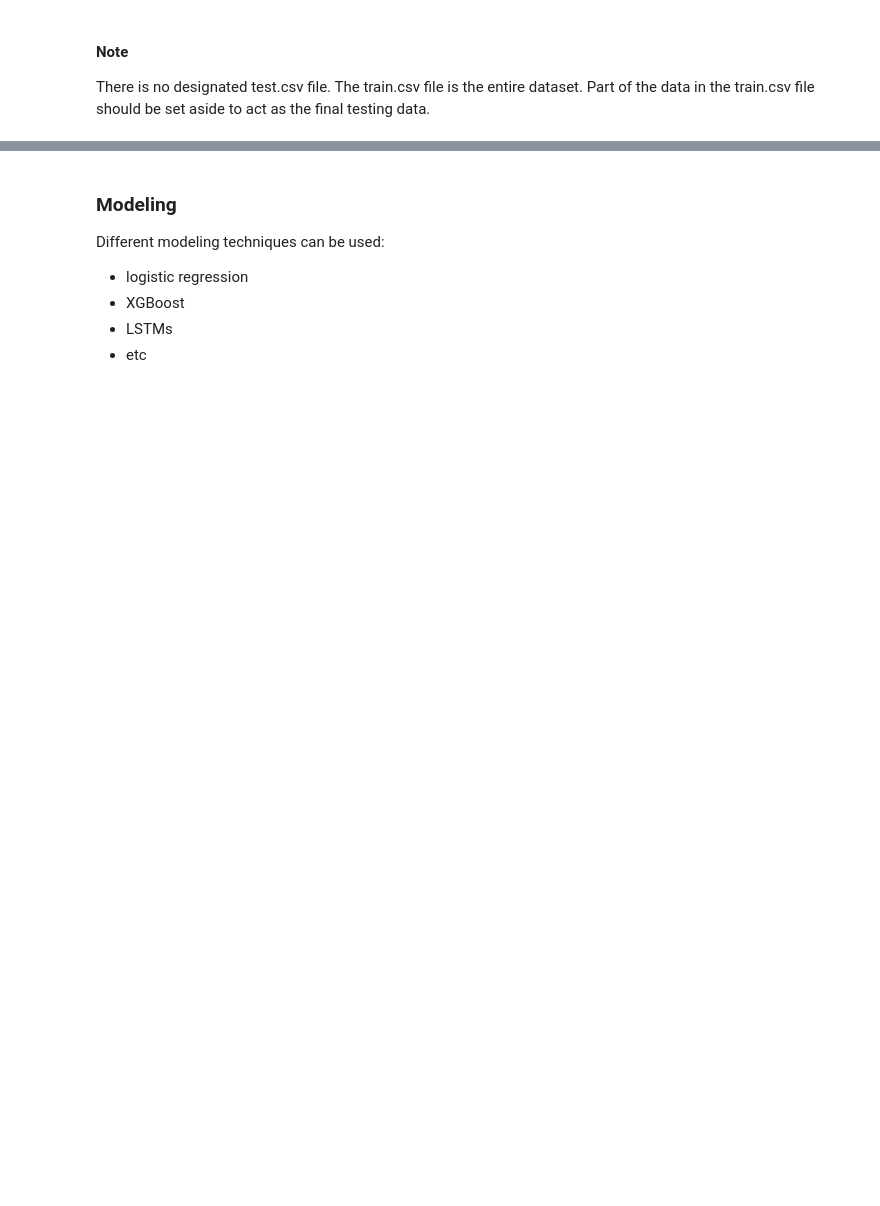
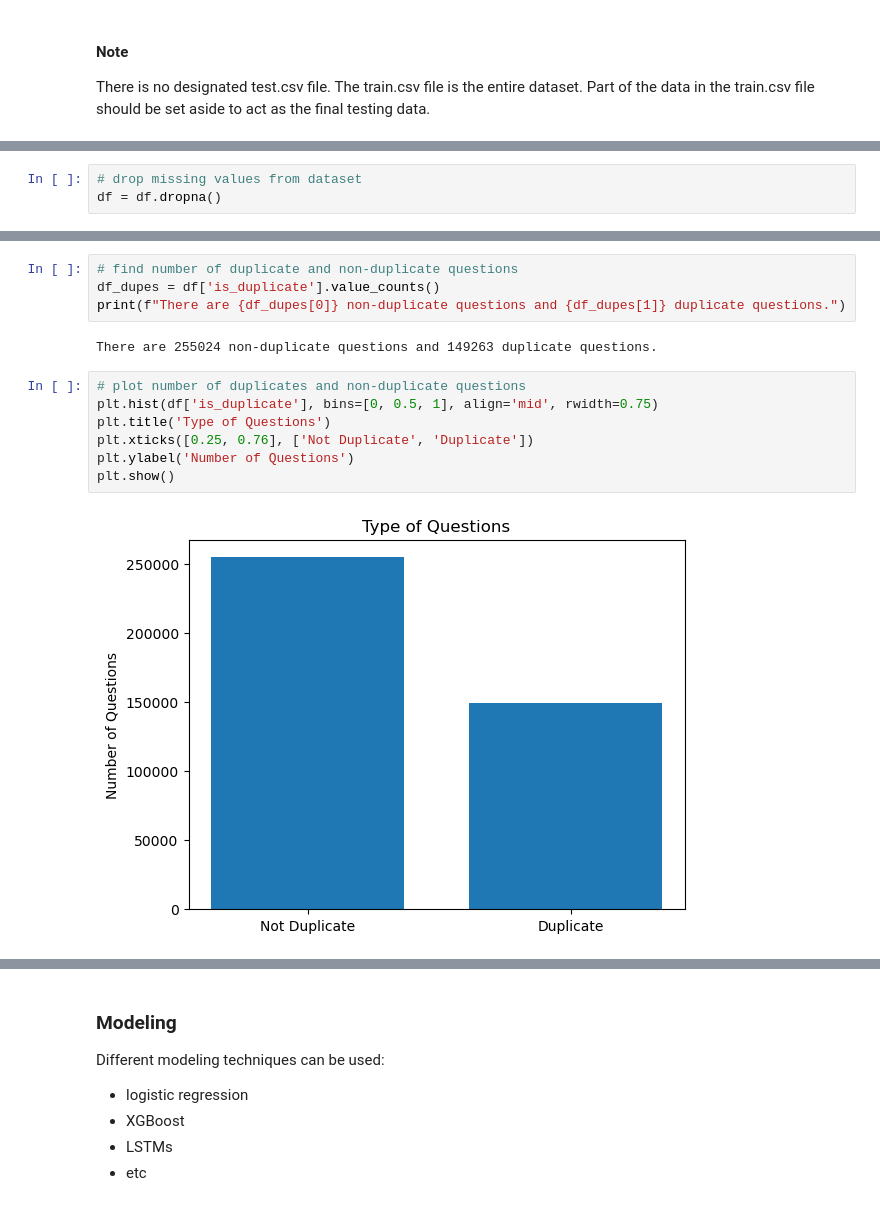
Before and after one commit to Jaghs/NLP-project, a Jupyter notebook: nlp_notebook.ipynb, the cells around one changed output, grey strips where cells are left out. Drawn from its saved outputs; the diff is of its cells as text; blank space fills up the shorter version.

```diff
--- a/nlp_notebook.ipynb
+++ b/nlp_notebook.ipynb
@@ -24,0 +81,3 @@ There is no designated test.csv file. The train.csv file is the entire dataset.
+# %%
+# drop missing values from dataset
+df = df.dropna()
@@ -24,0 +95,15 @@ There is no designated test.csv file. The train.csv file is the entire dataset.
+# %%
+# find number of duplicate and non-duplicate questions
+df_dupes = df['is_duplicate'].value_counts()
+print(f"There are {df_dupes[0]} non-duplicate questions and {df_dupes[1]} duplicate questions.")
+# %% [output]
+There are 255024 non-duplicate questions and 149263 duplicate questions.
+# %%
+# plot number of duplicates and non-duplicate questions
+plt.hist(df['is_duplicate'], bins=[0, 0.5, 1], align='mid', rwidth=0.75)
+plt.title('Type of Questions')
+plt.xticks([0.25, 0.76], ['Not Duplicate', 'Duplicate'])
+plt.ylabel('Number of Questions')
+plt.show()
+# %% [output]
+[figure, added]
```
Also changed, not shown: parts of 62 cells of this notebook.
